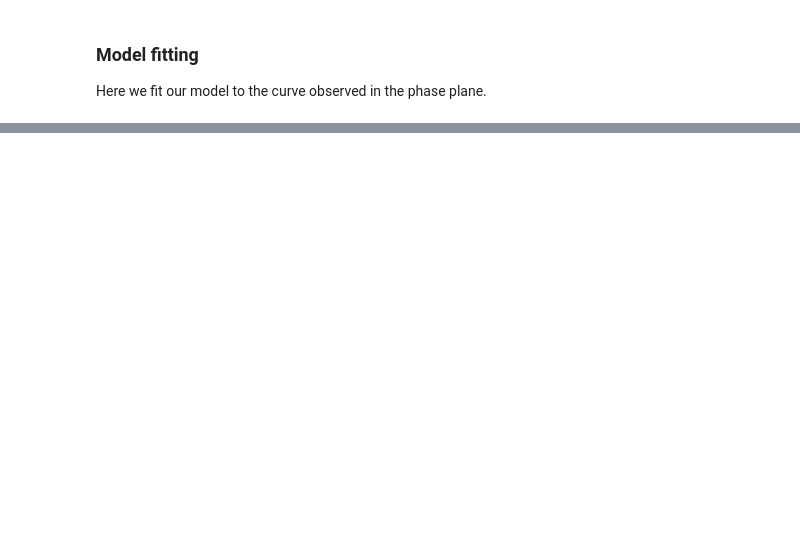
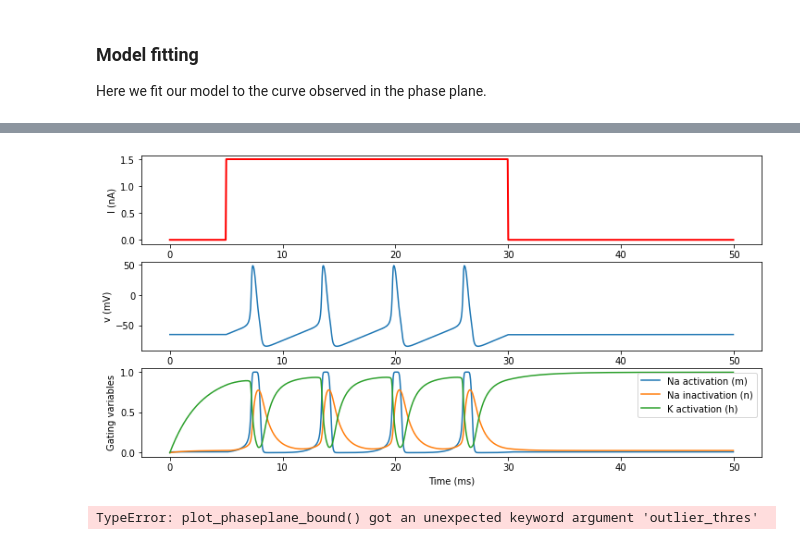
Before and after one commit to bazenkov/neuro-raai, a Jupyter notebook: Seminar 3. Model identification.ipynb, the cells around one changed output, grey strips where cells are left out. Cells and saved outputs as stored; diff of their text form; code cells hidden in the pictures; blank space fills up the shorter version.

```diff
--- a/Seminar 3. Model identification.ipynb
+++ b/Seminar 3. Model identification.ipynb
@@ -293,0 +321,69 @@ Error=921.2178875376112
+# %%
+from brian2 import *
+start_scope()
+num_neurons = 1
+duration = 50*ms
+
+# Parameters
+area = 20000*umetre**2
+Cm = 1*ufarad*cm**-2 * area
+gl = 5e-5*siemens*cm**-2 * area
+El = -65*mV
+EK = -90*mV
+ENa = 50*mV
+g_na = 100*msiemens*cm**-2 * area
+g_kd = 30*msiemens*cm**-2 * area
+VT = -63*mV
+I_subthres = 0.5
+I_low = 1.5
+I_high = 2.5
+I_arr = [0]*1 + [I_low]*5 + [0]*1
+I = TimedArray(I_arr * nA, dt=5 * ms)
+# The model
+eqs = Equations('''
+dv/dt = (gl*(El-v) - g_na*(m*m*m)*h*(v-ENa) - g_kd*(n*n*n*n)*(v-EK) + I(t))/Cm : volt
+dm/dt = 0.32*(mV**-1)*4*mV/exprel((13.*mV-v+VT)/(4*mV))/ms*(1-m)-0.28*(mV**-1)*5*mV/exprel((v-VT-40.*mV)/(5*mV))/ms*m : 1
+dn/dt = 0.032*(mV**-1)*5*mV/exprel((15.*mV-v+VT)/(5*mV))/ms*(1.-n)-.5*exp((10.*mV-v+VT)/(40.*mV))/ms*n : 1
+dh/dt = 0.128*exp((17.*mV-v+VT)/(18.*mV))/ms*(1.-h)-4./(1+exp((40.*mV-v+VT)/(5.*mV)))/ms*h : 1
+''')
+# Threshold and refractoriness are only used for spike counting
+group = NeuronGroup(num_neurons, eqs,
+                    threshold='v > -40*mV',
+                    refractory='v > -40*mV',
+                    method='exponential_euler')
+group.v = El
+
+
+#group.I = '0.7*nA'
+#group.I = I
+
+s_monitor = SpikeMonitor(group)
+v_monitor = StateMonitor(group, ["v","m","n","h"], record=True)
+
+run(duration)
+
+fig = figure(figsize=(12,6))
+subplot(3,1,1)
+plot_I(v_monitor, I)
+subplot(3,1,2)
+plot_v(v_monitor)
+subplot(3,1,3)
+plot_gating(v_monitor)
+# %% [output]
+[figure, added]
+# %%
+def plot_phaseplane_bound(v_mon, v_bounds=(-200,200), df_bounds=(-500, 500) ):
+    #v, dv_dt = phase_var(v_mon, s_mon)
+    v, dv_dt = phase_var_grad(v_mon)
+    non_outlier_v = (v>=v_bounds(0)) and (v<v_bounds(1))
+    non_outlier_dv = (dv_dt>=dv_bounds(0)) and (dv_dt<dv_bounds(1))
+    non_outlier = non_outlier_v and non_outlier_dv
+    #v = v[np.abs(v-np.median(v))/np.median(v)<10]
+    #print(np.median(v))
+    plt.plot(v[non_outlier]/b2.mV, dv_dt[non_outlier]/b2.mV*b2.ms, '.')
+    plt.xlabel('v (mV)')
+    plt.ylabel('dv/dt (mV/ms)')
+
+plot_phaseplane_bound(v_monitor, outlier_thres=500*b2.mV/b2.ms)
+# %% [output]
+TypeError: plot_phaseplane_bound() got an unexpected keyword argument 'outlier_thres'
```
Also changed, not shown: parts of 3 cells of this notebook, 1 other file.
